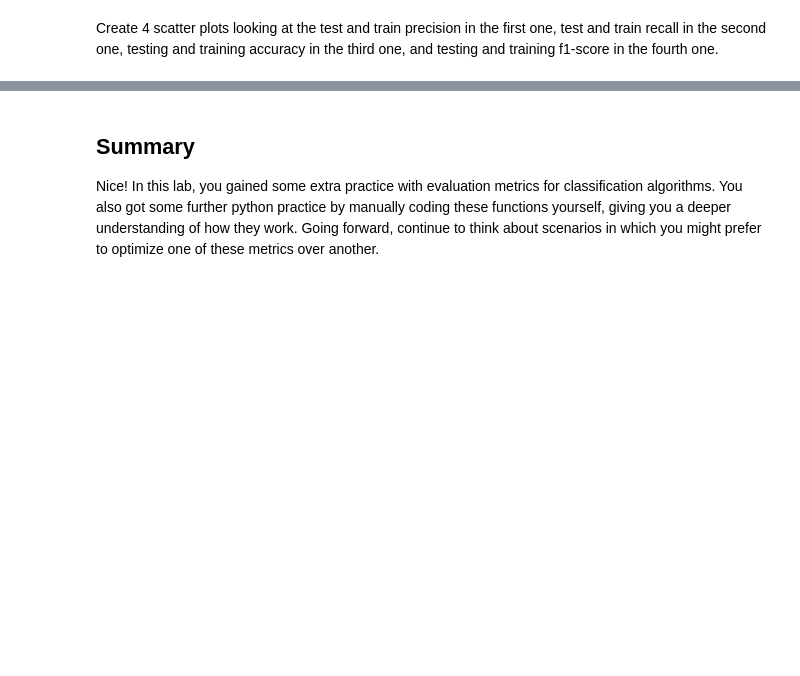
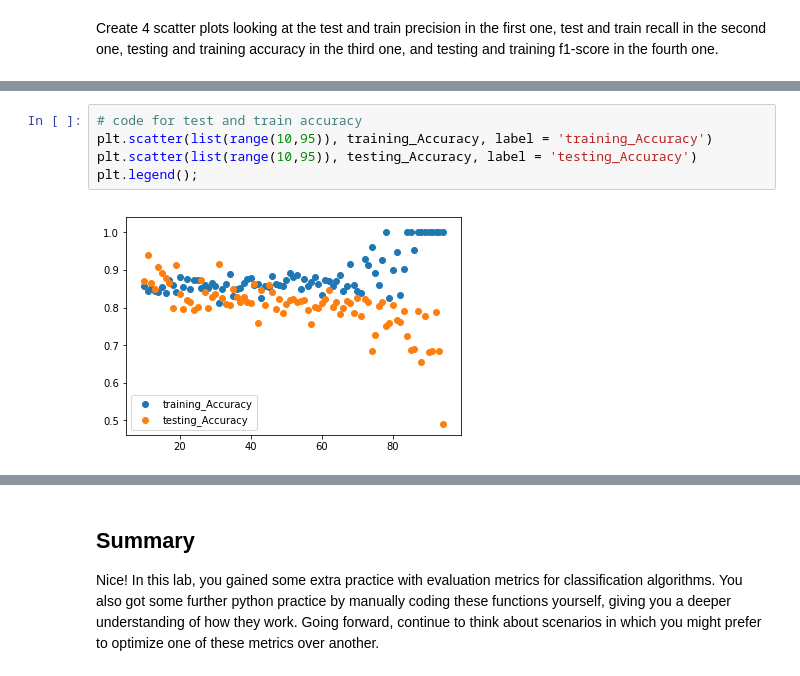
Before and after one commit to magnawhale/dsc-evaluating-logistic-regression-models-lab-online-ds-ft-051319, a Jupyter notebook: index.ipynb, the cells around one changed output, grey strips where cells are left out. Drawn from its saved outputs; the diff is of its cells as text; blank space fills up the shorter version.

```diff
--- a/index.ipynb
+++ b/index.ipynb
@@ -205,0 +220,7 @@ Create 4 scatter plots looking at the test and train precision in the first one,
+# %%
+# code for test and train accuracy
+plt.scatter(list(range(10,95)), training_Accuracy, label = 'training_Accuracy')
+plt.scatter(list(range(10,95)), testing_Accuracy, label = 'testing_Accuracy')
+plt.legend();
+# %% [output]
+[figure, added]
```
Also changed, not shown: parts of 9 cells of this notebook.
